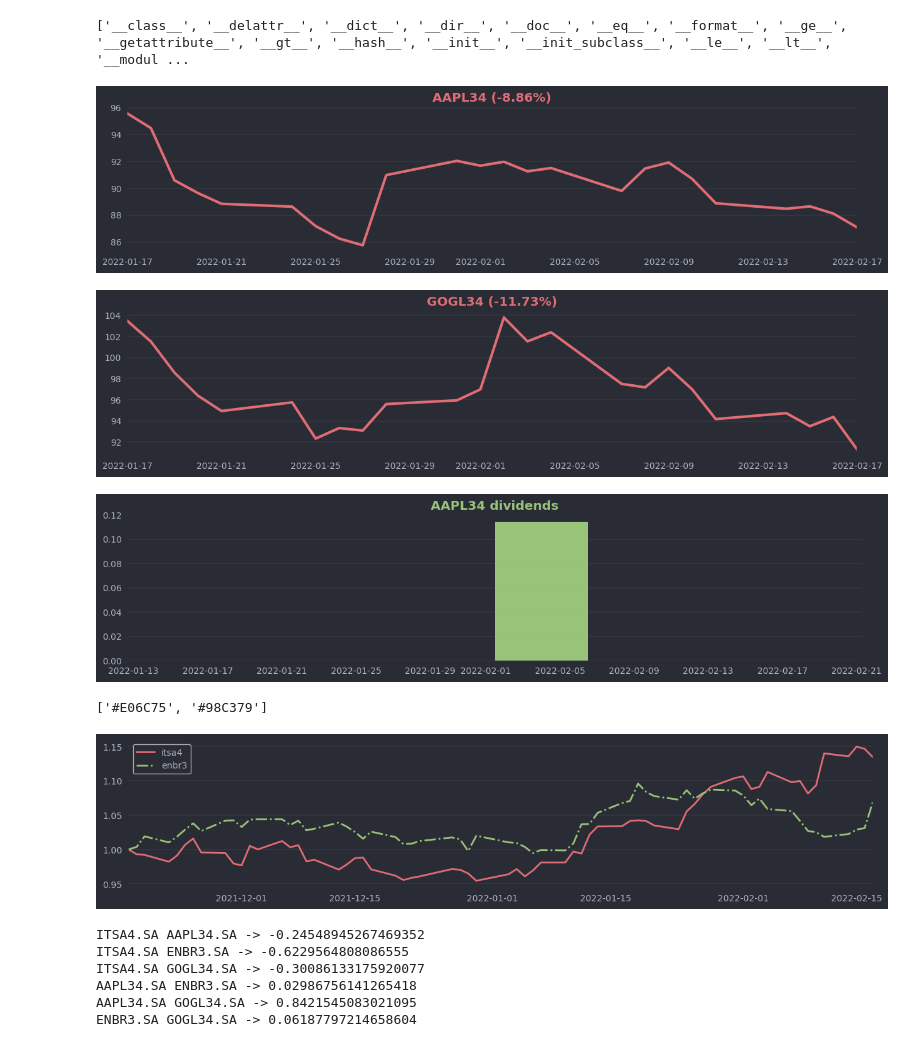
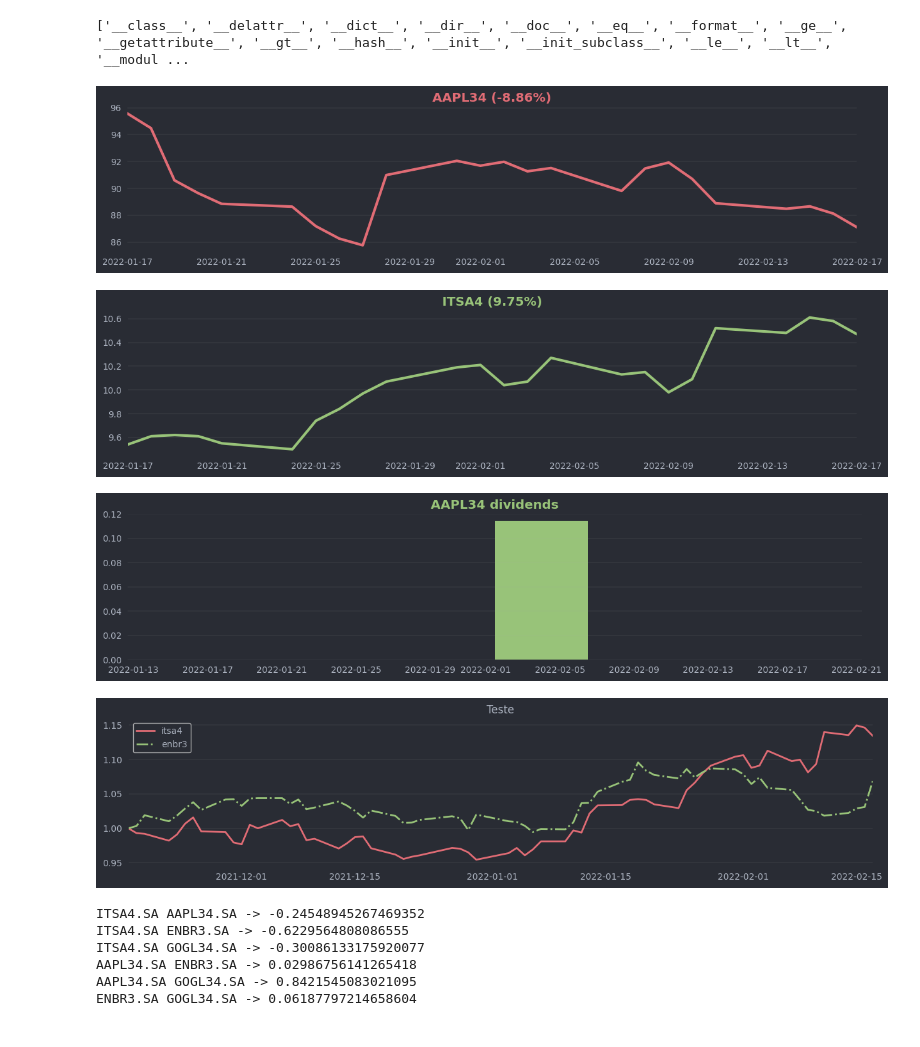
Before and after one commit to Giatroo/investiments, a Jupyter notebook: testing.ipynb, the cells around one changed output. Saved outputs shown, nothing was run; the diff lists cells and outputs as text; code cells hidden in the pictures.

```diff
--- a/testing.ipynb
+++ b/testing.ipynb
@@ -36,11 +36,11 @@ from HistoryPlotter import MatplotHistoryPlotter, OneDarkPlotDecorator
 plotter = MatplotHistoryPlotter()
 plotter = OneDarkPlotDecorator(plotter)
 plotter.lineplot('aapl34', period='1mo')
-plotter.lineplot('gogl34', period='1mo')
+plotter.lineplot('itsa4', period='1mo')
 plotter.dividends('aapl34')
 # %% [output]
 [figure]
-[figure, old version]
+[figure, new version]
 [figure]
 # %%
 from util import get_ticker
@@ -52,9 +52,8 @@ series1 = series1 / series1.iloc[0]
 series1.name = 'enbr3'
 history_df = pd.concat([series, series1], axis='columns')
 # %%
-plotter.multi_lineplot(history_df, linewidths=[2], linestyles=['-', '-.'])
+plotter.multi_lineplot(history_df, linewidths=[2], linestyles=['-', '-.'], title='Teste')
 # %% [output]
-['#E06C75', '#98C379']
-[figure, old version]
+[figure, new version]
 # %%
 from Portfolio import Portfolio
```
Also changed, not shown: parts of 6 cells of this notebook, 1 other file.
